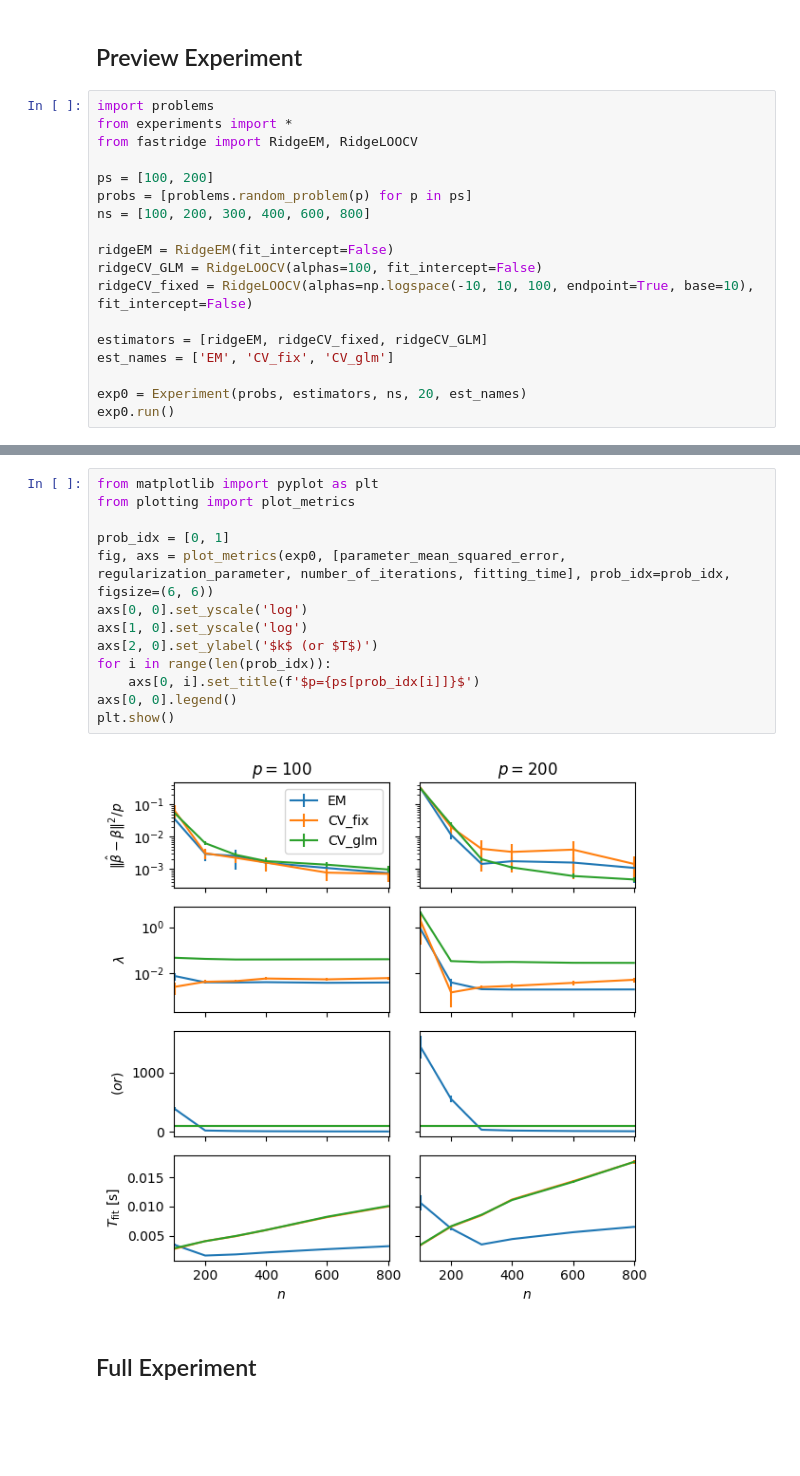
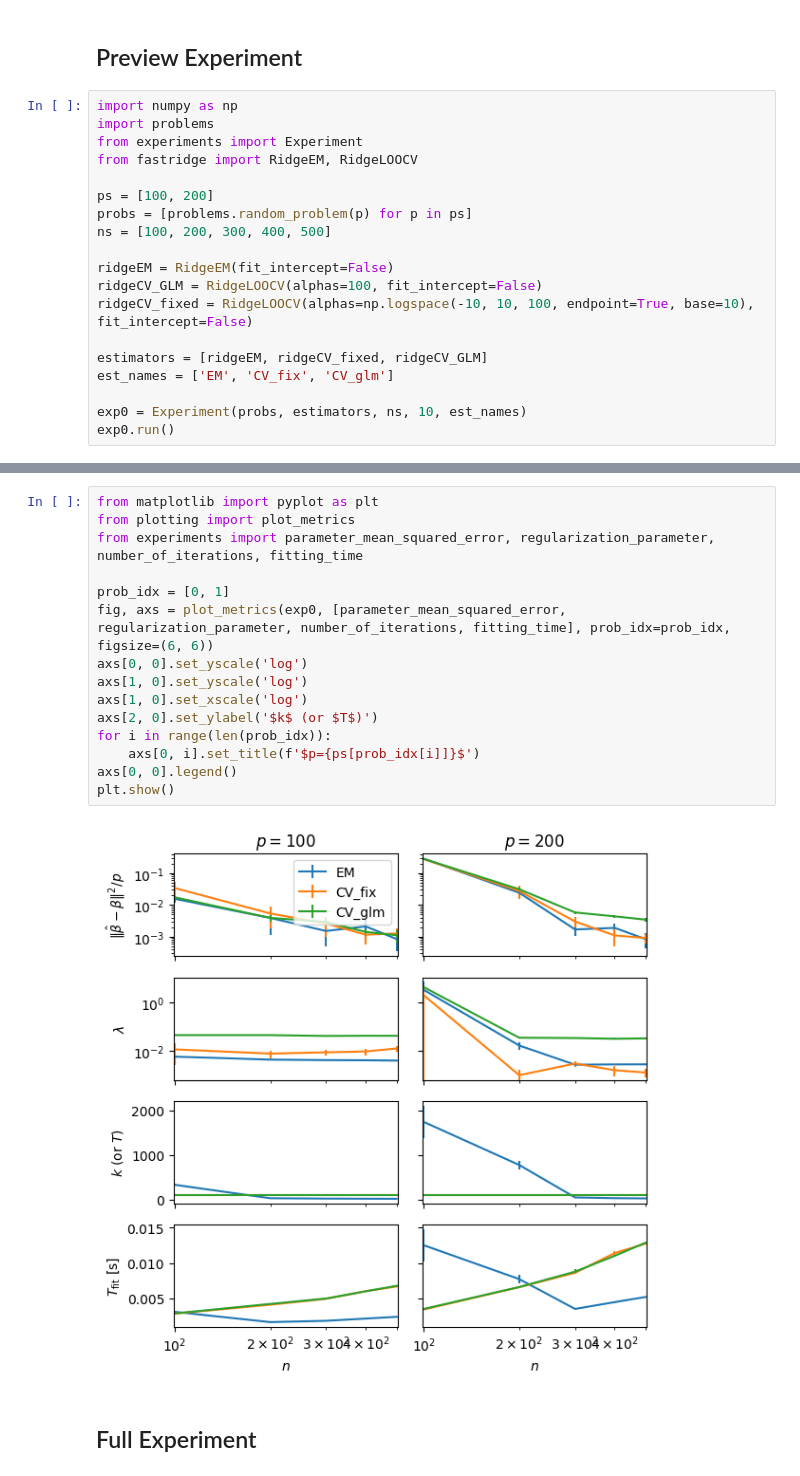
Before and after one commit to marioboley/fastridge, a Jupyter notebook: Analysis/Simulated_data/increasing_p.ipynb, the cells around one changed output, grey strips where cells are left out. Drawn from its saved outputs; the diff is of its cells as text; blank space fills up the shorter version.

Commit message:
shortened preview experiment

```diff
--- a/Analysis/Simulated_data/increasing_p.ipynb
+++ b/Analysis/Simulated_data/increasing_p.ipynb
@@ -23,13 +23,14 @@ $$
 # %% [markdown]
 ## Preview Experiment
 # %%
+import numpy as np
 import problems
-from experiments import *
+from experiments import Experiment
 from fastridge import RidgeEM, RidgeLOOCV
 
 ps = [100, 200]
 probs = [problems.random_problem(p) for p in ps]
-ns = [100, 200, 300, 400, 600, 800]
+ns = [100, 200, 300, 400, 500]
 
 ridgeEM = RidgeEM(fit_intercept=False)
 ridgeCV_GLM = RidgeLOOCV(alphas=100, fit_intercept=False)
@@ -38,6 +39,6 @@ ridgeCV_fixed = RidgeLOOCV(alphas=np.logspace(-10, 10, 100, endpoint=True, base=
 estimators = [ridgeEM, ridgeCV_fixed, ridgeCV_GLM]
 est_names = ['EM', 'CV_fix', 'CV_glm']
 
-exp0 = Experiment(probs, estimators, ns, 20, est_names)
+exp0 = Experiment(probs, estimators, ns, 10, est_names)
 exp0.run()
 # %% [output]
@@ -46,18 +47,20 @@ exp0.run()
 # %%
 from matplotlib import pyplot as plt
 from plotting import plot_metrics
+from experiments import parameter_mean_squared_error, regularization_parameter, number_of_iterations, fitting_time
 
 prob_idx = [0, 1]
 fig, axs = plot_metrics(exp0, [parameter_mean_squared_error, regularization_parameter, number_of_iterations, fitting_time], prob_idx=prob_idx, figsize=(6, 6))
 axs[0, 0].set_yscale('log')
 axs[1, 0].set_yscale('log')
+axs[1, 0].set_xscale('log')
 axs[2, 0].set_ylabel('$k$ (or $T$)')
 for i in range(len(prob_idx)):
     axs[0, i].set_title(f'$p={ps[prob_idx[i]]}$')
 axs[0, 0].legend()
 plt.show()
 # %% [output]
-[figure, old version]
+[figure, new version]
 # %% [markdown]
 ## Full Experiment
 # %%
```
Also changed, not shown: parts of 2 cells of this notebook.
